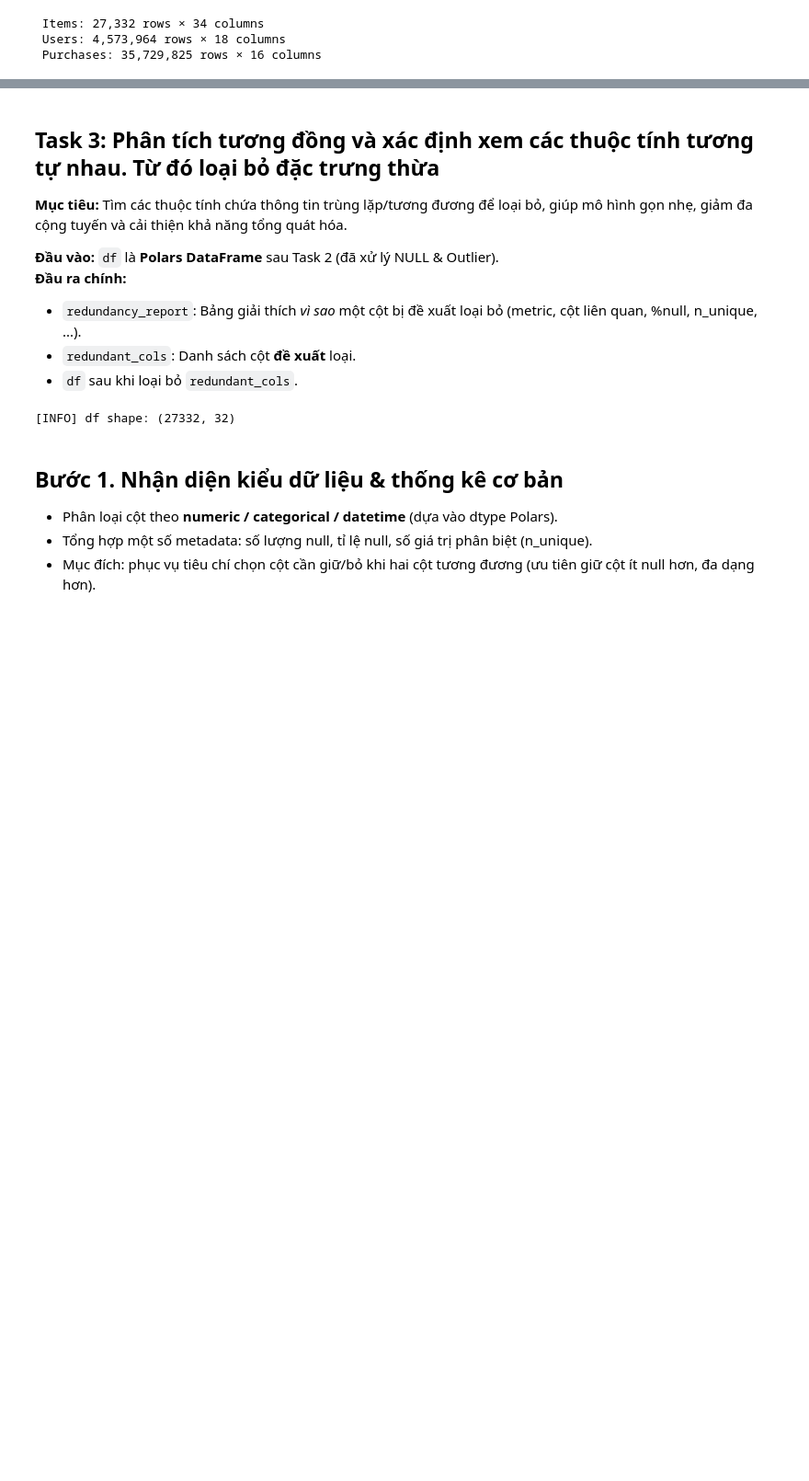
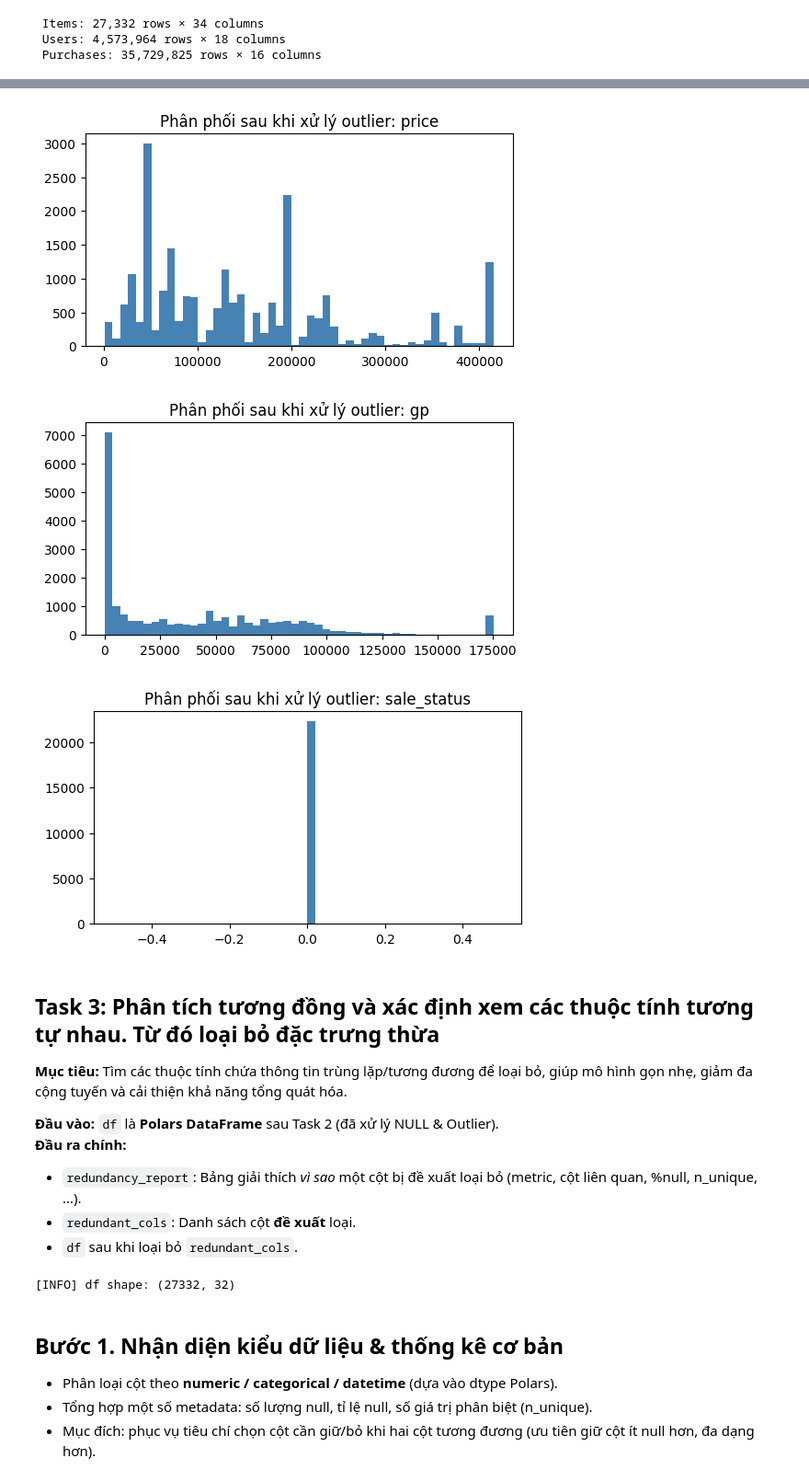
Before and after one commit to nbazo06/DoAnCS116, a Jupyter notebook: recommendation dataset/DoAnPreProcessing.ipynb, the cells around one changed output, grey strips where cells are left out. Shown at 92% size. Cells and saved outputs as stored; diff of their text form; code cells hidden in the pictures; blank space fills up the shorter version.

```diff
--- a/recommendation dataset/DoAnPreProcessing.ipynb
+++ b/recommendation dataset/DoAnPreProcessing.ipynb
@@ -225,3 +298,46 @@ last_sync_date
+# %%
+def clip_outliers_iqr(df: pl.DataFrame, cols: list[str]) -> pl.DataFrame:
+    """
+    Giới hạn (clip) outlier của các cột bị lệch phải bằng IQR.
+    """
+    df_new = df.clone()
+    for col in cols:
+        if col not in df.columns:
+            continue
+        # Tính Q1, Q3, IQR
+        q1 = df.select(pl.col(col).quantile(0.25)).item()
+        q3 = df.select(pl.col(col).quantile(0.75)).item()
+        iqr = q3 - q1
+        lower = q1 - 1.5 * iqr
+        upper = q3 + 1.5 * iqr
+
+        # Ghim giá trị vào khoảng hợp lệ
+        df_new = df_new.with_columns(
+            pl.when(pl.col(col) < lower).then(lower)
+             .when(pl.col(col) > upper).then(upper)
+             .otherwise(pl.col(col))
+             .alias(col)
+        )
+    return df_new
+
+
+# =========================
+# Áp dụng cho các cột bị lệch phải
+# =========================
+right_skew_cols = ["price", "gp", "sale_status"]
+items_df_clean = clip_outliers_iqr(items_df, right_skew_cols)
+# %%
+import matplotlib.pyplot as plt
+
+for col in right_skew_cols:
+    plt.figure(figsize=(6,3))
+    plt.hist(items_df_clean[col].to_numpy(), bins=50, color='steelblue')
+    plt.title(f"Phân phối sau khi xử lý outlier: {col}")
+    plt.show()
+# %% [output]
+[figure, added]
+[figure, added]
+[figure, added]
 # %% [markdown]
 ## Task 3: Phân tích tương đồng và xác định xem các thuộc tính tương tự nhau. Từ đó loại bỏ đặc trưng thừa
 **Mục tiêu:** Tìm các thuộc tính chứa thông tin trùng lặp/tương đương để loại bỏ, giúp mô hình gọn nhẹ, giảm đa cộng tuyến và cải thiện khả năng tổng quát hóa.
```
Also changed, not shown: parts of 15 cells of this notebook.
